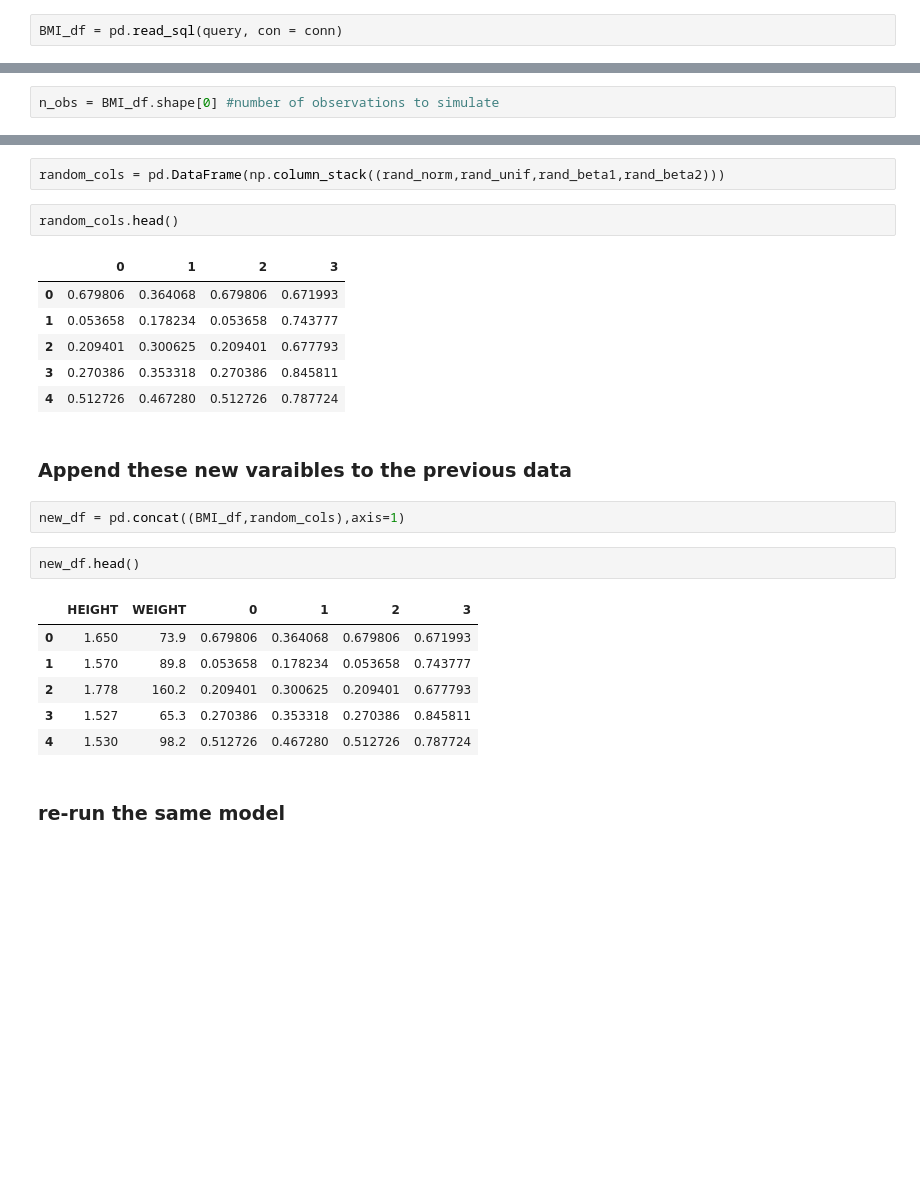
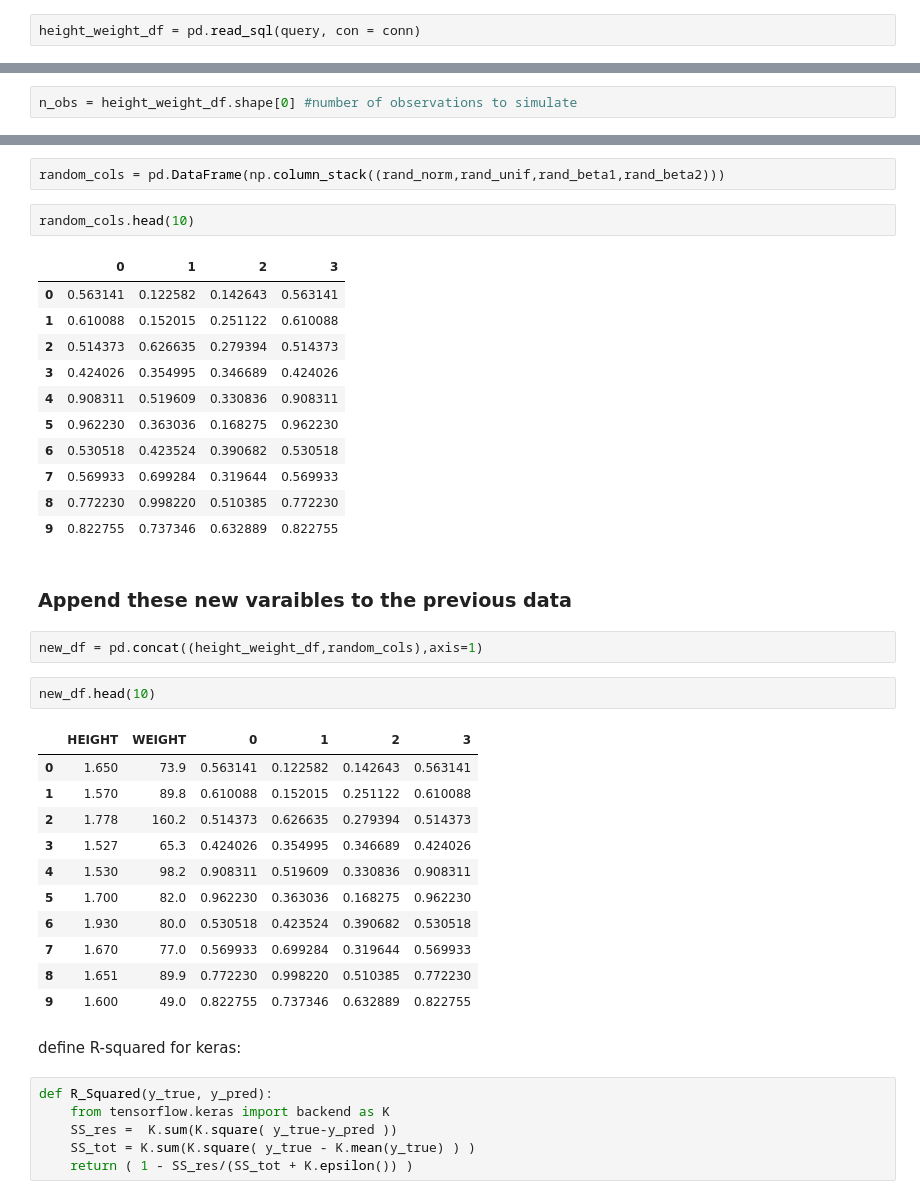
Before and after one commit to snyderjo/Neural-Network-Presentation, a Jupyter notebook: firstPart/BMI example.ipynb, the cells around one changed output, grey strips where cells are left out. Cells and saved outputs as stored; diff of their text form; blank space fills up the shorter version.

```diff
--- a/firstPart/BMI example.ipynb
+++ b/firstPart/BMI example.ipynb
@@ -28,4 +28,4 @@ query = """select height, weight
 # %% [markdown]
 ### Pull height and weight into a dataframe
 # %%
-BMI_df = pd.read_sql(query, con = conn)
+height_weight_df = pd.read_sql(query, con = conn)
@@ -112,5 +74,5 @@ The final R-Squared varies from run to run, but is typlically close to 98%--a ne
 # %%
-n_obs = BMI_df.shape[0] #number of observations to simulate
+n_obs = height_weight_df.shape[0] #number of observations to simulate
 # %%
 rand_norm = np.random.randn(n_obs)
 # %%
@@ -142,26 +104,42 @@ plt.show()
 # %%
 random_cols = pd.DataFrame(np.column_stack((rand_norm,rand_unif,rand_beta1,rand_beta2)))
 # %%
-random_cols.head()
+random_cols.head(10)
 # %% [output]
 |  | 0 | 1 | 2 | 3 |
-| 0 | 0.679806 | 0.364068 | 0.679806 | 0.671993 |
-| 1 | 0.053658 | 0.178234 | 0.053658 | 0.743777 |
-| 2 | 0.209401 | 0.300625 | 0.209401 | 0.677793 |
-| 3 | 0.270386 | 0.353318 | 0.270386 | 0.845811 |
-| 4 | 0.512726 | 0.467280 | 0.512726 | 0.787724 |
+| 0 | 0.563141 | 0.122582 | 0.142643 | 0.563141 |
+| 1 | 0.610088 | 0.152015 | 0.251122 | 0.610088 |
+| 2 | 0.514373 | 0.626635 | 0.279394 | 0.514373 |
+| 3 | 0.424026 | 0.354995 | 0.346689 | 0.424026 |
+| 4 | 0.908311 | 0.519609 | 0.330836 | 0.908311 |
+| 5 | 0.962230 | 0.363036 | 0.168275 | 0.962230 |
+| 6 | 0.530518 | 0.423524 | 0.390682 | 0.530518 |
+| 7 | 0.569933 | 0.699284 | 0.319644 | 0.569933 |
+| 8 | 0.772230 | 0.998220 | 0.510385 | 0.772230 |
+| 9 | 0.822755 | 0.737346 | 0.632889 | 0.822755 |
 # %% [markdown]
 ### Append these new varaibles to the previous data
 # %%
-new_df = pd.concat((BMI_df,random_cols),axis=1)
+new_df = pd.concat((height_weight_df,random_cols),axis=1)
 # %%
-new_df.head()
+new_df.head(10)
 # %% [output]
 |  | HEIGHT | WEIGHT | 0 | 1 | 2 | 3 |
-| 0 | 1.650 | 73.9 | 0.679806 | 0.364068 | 0.679806 | 0.671993 |
-| 1 | 1.570 | 89.8 | 0.053658 | 0.178234 | 0.053658 | 0.743777 |
-| 2 | 1.778 | 160.2 | 0.209401 | 0.300625 | 0.209401 | 0.677793 |
-| 3 | 1.527 | 65.3 | 0.270386 | 0.353318 | 0.270386 | 0.845811 |
-| 4 | 1.530 | 98.2 | 0.512726 | 0.467280 | 0.512726 | 0.787724 |
+| 0 | 1.650 | 73.9 | 0.563141 | 0.122582 | 0.142643 | 0.563141 |
+| 1 | 1.570 | 89.8 | 0.610088 | 0.152015 | 0.251122 | 0.610088 |
+| 2 | 1.778 | 160.2 | 0.514373 | 0.626635 | 0.279394 | 0.514373 |
+| 3 | 1.527 | 65.3 | 0.424026 | 0.354995 | 0.346689 | 0.424026 |
+| 4 | 1.530 | 98.2 | 0.908311 | 0.519609 | 0.330836 | 0.908311 |
+| 5 | 1.700 | 82.0 | 0.962230 | 0.363036 | 0.168275 | 0.962230 |
+| 6 | 1.930 | 80.0 | 0.530518 | 0.423524 | 0.390682 | 0.530518 |
+| 7 | 1.670 | 77.0 | 0.569933 | 0.699284 | 0.319644 | 0.569933 |
+| 8 | 1.651 | 89.9 | 0.772230 | 0.998220 | 0.510385 | 0.772230 |
+| 9 | 1.600 | 49.0 | 0.822755 | 0.737346 | 0.632889 | 0.822755 |
-# %% [markdown]
-### re-run the same model
+# %% [markdown]
+define R-squared for keras:
+# %%
+def R_Squared(y_true, y_pred):
+    from tensorflow.keras import backend as K
+    SS_res =  K.sum(K.square( y_true-y_pred ))
+    SS_tot = K.sum(K.square( y_true - K.mean(y_true) ) )
+    return ( 1 - SS_res/(SS_tot + K.epsilon()) )
```
Also changed, not shown: parts of 21 cells of this notebook, 1 other file.
